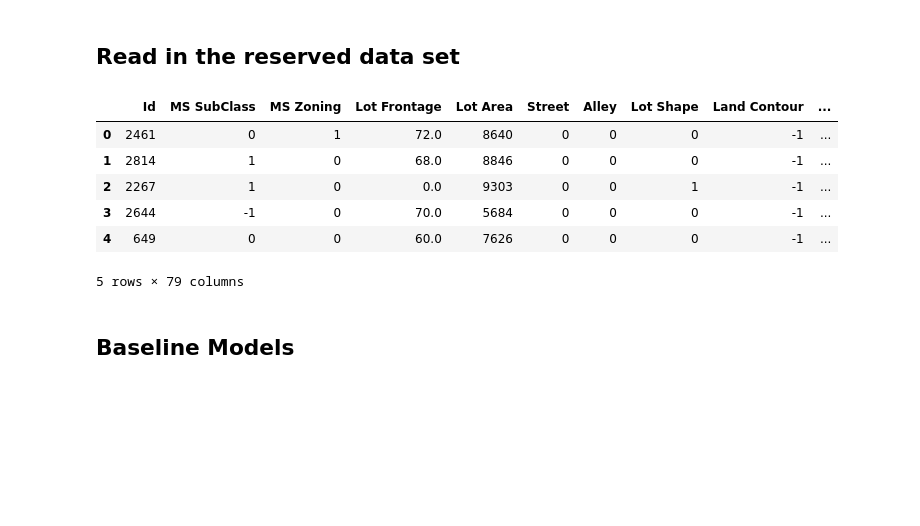
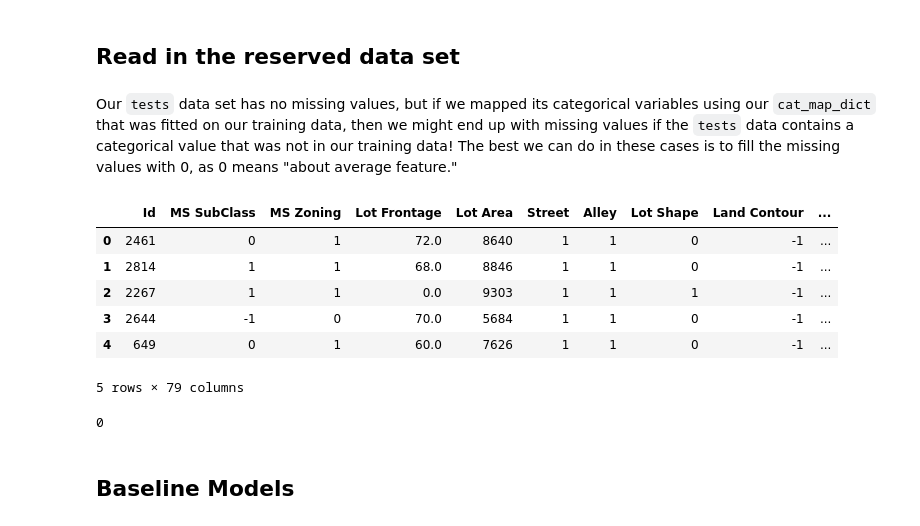
Before and after one commit to simonlazarus/Predicting-House-Prices-with-Linear-Regression, a Jupyter notebook: code/4_modeling.ipynb, the cells around one changed output. Cells and saved outputs as stored; diff of their text form; code cells hidden in the pictures; blank space fills up the shorter version.

```diff
--- a/code/4_modeling.ipynb
+++ b/code/4_modeling.ipynb
@@ -280,11 +281,13 @@ In order to be able to examine correlations of categorical variables with `SaleP
 # %%
+cat_map_dict={}
+
 cat_df = df[categoricals + ['SalePrice']]
 
 #Encode all the non-SalePrice values with above_below_mid
 for col in cat_df.columns:
     if col != 'SalePrice':
-        map_dict = above_below_mid(cat_df, col, 'SalePrice')
-        cat_df[col] = cat_df.loc[:,col].map(map_dict)
+        cat_map_dict[col] = above_below_mid(cat_df, col, 'SalePrice')
+        cat_df[col] = cat_df.loc[:,col].map(cat_map_dict[col])
 
 cat_df.head()
 # %% [output]
@@ -384,29 +398,35 @@ Before the validation phase of the modeling process, we'll evaluate these models
 ## Read in the reserved data set
 # %%
 tests = pd.read_csv('../datasets/train_processed_reserved.csv')
-# %%
-cat_tests = tests[categoricals + ['SalePrice']]
-
-#Encode all the non-SalePrice values with above_below_mid
-for col in cat_tests.columns:
-    if col != 'SalePrice':
-        map_dict = above_below_mid(cat_tests, col, 'SalePrice')
-        cat_tests[col] = cat_tests.loc[:,col].map(map_dict)
+# %% [markdown]
+Our `tests` data set has no missing values, but if we mapped its categorical variables using our `cat_map_dict` that was fitted on our training data, then we might end up with missing values if the `tests` data contains a categorical value that was not in our training data!  The best we can do in these cases is to fill the missing values with 0, as 0 means "about average feature."
+# %%
+def cat_map(col, s):
+    if s in cat_map_dict[col]:
+        return cat_map_dict[col][s]
+    else:
+        return 0
 # %%
 #Make a transformed test data df
+#Here, we make sure to use the map_dict that was fitted on the TRAINING DATA!
+#We do not fit it again on the reserved data!
 abm_tests = tests
 for col in categoricals:
-    #Get the transformed values from the cat_tests we already made
-    abm_tests[col] = cat_tests[col]
+    #Transform the values using our fitted cat_map_dict from the training data
+    abm_tests[col] = abm_tests.loc[:,col].map(lambda s : cat_map(col,s) )
 abm_tests.head()
 # %% [output]
 |  | Id | MS SubClass | MS Zoning | Lot Frontage | Lot Area | Street | Alley | Lot Shape | Land Contour | ... |
-| 0 | 2461 | 0 | 1 | 72.0 | 8640 | 0 | 0 | 0 | -1 | ... |
-| 1 | 2814 | 1 | 0 | 68.0 | 8846 | 0 | 0 | 0 | -1 | ... |
-| 2 | 2267 | 1 | 0 | 0.0 | 9303 | 0 | 0 | 1 | -1 | ... |
-| 3 | 2644 | -1 | 0 | 70.0 | 5684 | 0 | 0 | 0 | -1 | ... |
-| 4 | 649 | 0 | 0 | 60.0 | 7626 | 0 | 0 | 0 | -1 | ... |
+| 0 | 2461 | 0 | 1 | 72.0 | 8640 | 1 | 1 | 0 | -1 | ... |
+| 1 | 2814 | 1 | 1 | 68.0 | 8846 | 1 | 1 | 0 | -1 | ... |
+| 2 | 2267 | 1 | 1 | 0.0 | 9303 | 1 | 1 | 1 | -1 | ... |
+| 3 | 2644 | -1 | 0 | 70.0 | 5684 | 1 | 1 | 0 | -1 | ... |
+| 4 | 649 | 0 | 1 | 60.0 | 7626 | 1 | 1 | 0 | -1 | ... |
 5 rows × 79 columns
+# %%
+sum(abm_tests.isnull().sum())
+# %% [output]
+0
 # %% [markdown]
 ## Baseline Models
 # %% [markdown]
```
Also changed, not shown: parts of 79 cells of this notebook, 6 other files.
